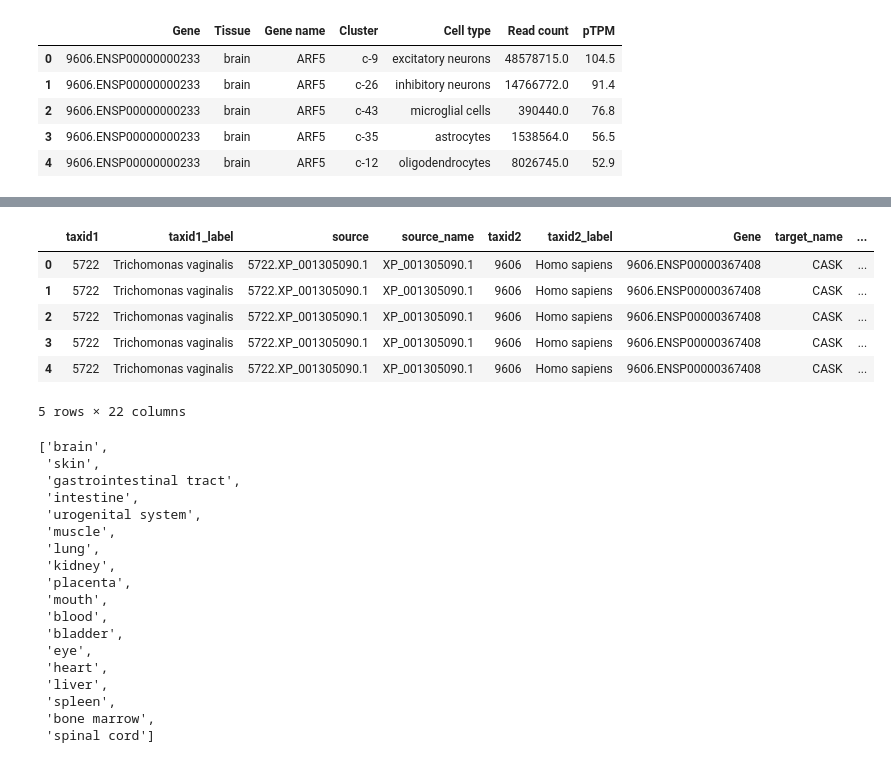
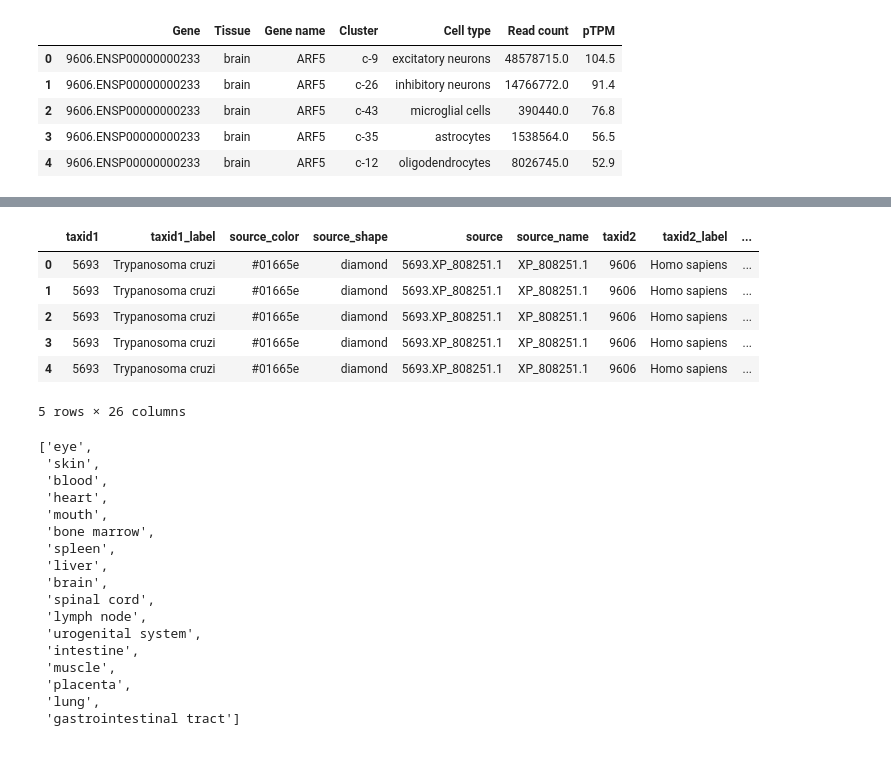
Before and after one commit to Multiomics-Analytics-Group/OrthoHPI2.0, a Jupyter notebook: notebooks/Figure1A-web.ipynb, the cells around one changed output, grey strips where cells are left out. Saved outputs shown, nothing was run; the diff lists cells and outputs as text; code cells hidden in the pictures.

```diff
--- a/notebooks/Figure1A-web.ipynb
+++ b/notebooks/Figure1A-web.ipynb
@@ -32,3 +49,11 @@ tissues.head()
 # %%
 aux = pd.merge(predictions.rename({'target':'Gene'}, axis=1), tissues, on='Gene', how='left')
 aux['Cell type'] = aux['Cell type'].fillna("Not available")
+# %%
+tissue_df = []
+mapped_tissues = config['tissues']
+for ident in aux['taxid1'].unique():
+    tissues = [mapped_tissues[t].lower() for t in config['parasites'][int(ident)]['tissues']]
+    df = aux[(aux['taxid1']==ident) & (aux['Tissue'].isin(tissues))]
+    tissue_df.append(df)
+tissue_df = pd.concat(tissue_df)
@@ -35,5 +76,5 @@ aux['Cell type'] = aux['Cell type'].fillna("Not available")
 # %%
-counts_tissues = aux.groupby(['taxid1', 'Tissue']).count()['taxid2'].reset_index()
+counts_tissues = tissue_df.groupby(['taxid1', 'Tissue']).count()['taxid2'].reset_index()
 counts_tissues = counts_tissues.rename({'taxid2':'edges_tissue'}, axis=1)
 counts_tissues.head()
 # %% [output]
@@ -46,5 +87,5 @@ counts_tissues.head()
 # %%
-counts_cells = aux.groupby(['taxid1', 'Tissue', 'Cell type']).count()['taxid2'].reset_index()
+counts_cells = tissue_df.groupby(['taxid1', 'Tissue', 'Cell type']).count()['taxid2'].reset_index()
 counts_cells = counts_cells.rename({'taxid2':'edges_cell_type'}, axis=1)
 counts_cells.head()
 # %% [output]
@@ -57,5 +98,5 @@ counts_cells.head()
 # %%
-aux = pd.merge(aux, counts_tissues, on=['taxid1', 'Tissue'], how='left')
-aux = pd.merge(aux, counts_cells, on=['taxid1', 'Tissue', 'Cell type'], how='left')
-aux.head()
+tissue_df = pd.merge(tissue_df, counts_tissues, on=['taxid1', 'Tissue'], how='left')
+tissue_df = pd.merge(tissue_df, counts_cells, on=['taxid1', 'Tissue', 'Cell type'], how='left')
+tissue_df.head()
 # %% [output]
@@ -85,32 +126,31 @@ aux.sort_values(by="edges_tissue", ascending=False)
 # %%
-aux.head()
+tissue_df.head()
 # %% [output]
-|  | taxid1 | taxid1_label | source | source_name | taxid2 | taxid2_label | Gene | target_name | ... |
-| 0 | 5722 | Trichomonas vaginalis | 5722.XP_001305090.1 | XP_001305090.1 | 9606 | Homo sapiens | 9606.ENSP00000367408 | CASK | ... |
-| 1 | 5722 | Trichomonas vaginalis | 5722.XP_001305090.1 | XP_001305090.1 | 9606 | Homo sapiens | 9606.ENSP00000367408 | CASK | ... |
-| 2 | 5722 | Trichomonas vaginalis | 5722.XP_001305090.1 | XP_001305090.1 | 9606 | Homo sapiens | 9606.ENSP00000367408 | CASK | ... |
-| 3 | 5722 | Trichomonas vaginalis | 5722.XP_001305090.1 | XP_001305090.1 | 9606 | Homo sapiens | 9606.ENSP00000367408 | CASK | ... |
-| 4 | 5722 | Trichomonas vaginalis | 5722.XP_001305090.1 | XP_001305090.1 | 9606 | Homo sapiens | 9606.ENSP00000367408 | CASK | ... |
+|  | taxid1 | taxid1_label | source_color | source_shape | source | source_name | taxid2 | taxid2_label | ... |
+| 0 | 5693 | Trypanosoma cruzi | #01665e | diamond | 5693.XP_808251.1 | XP_808251.1 | 9606 | Homo sapiens | ... |
+| 1 | 5693 | Trypanosoma cruzi | #01665e | diamond | 5693.XP_808251.1 | XP_808251.1 | 9606 | Homo sapiens | ... |
+| 2 | 5693 | Trypanosoma cruzi | #01665e | diamond | 5693.XP_808251.1 | XP_808251.1 | 9606 | Homo sapiens | ... |
+| 3 | 5693 | Trypanosoma cruzi | #01665e | diamond | 5693.XP_808251.1 | XP_808251.1 | 9606 | Homo sapiens | ... |
+| 4 | 5693 | Trypanosoma cruzi | #01665e | diamond | 5693.XP_808251.1 | XP_808251.1 | 9606 | Homo sapiens | ... |
-5 rows × 22 columns
+5 rows × 26 columns
 # %%
-aux['Tissue'].unique().tolist()
+tissue_df['Tissue'].unique().tolist()
 # %% [output]
-['brain',
+['eye',
  'skin',
- 'gastrointestinal tract',
+ 'blood',
+ 'heart',
+ 'mouth',
+ 'bone marrow',
+ 'spleen',
+ 'liver',
+ 'brain',
+ 'spinal cord',
+ 'lymph node',
+ 'urogenital system',
  'intestine',
- 'urogenital system',
  'muscle',
+ 'placenta',
  'lung',
- 'kidney',
- 'placenta',
- 'mouth',
- 'blood',
- 'bladder',
- 'eye',
- 'heart',
- 'liver',
- 'spleen',
- 'bone marrow',
- 'spinal cord']
+ 'gastrointestinal tract']
 # %%
```
Also changed, not shown: parts of 11 cells of this notebook, 1 other file.
